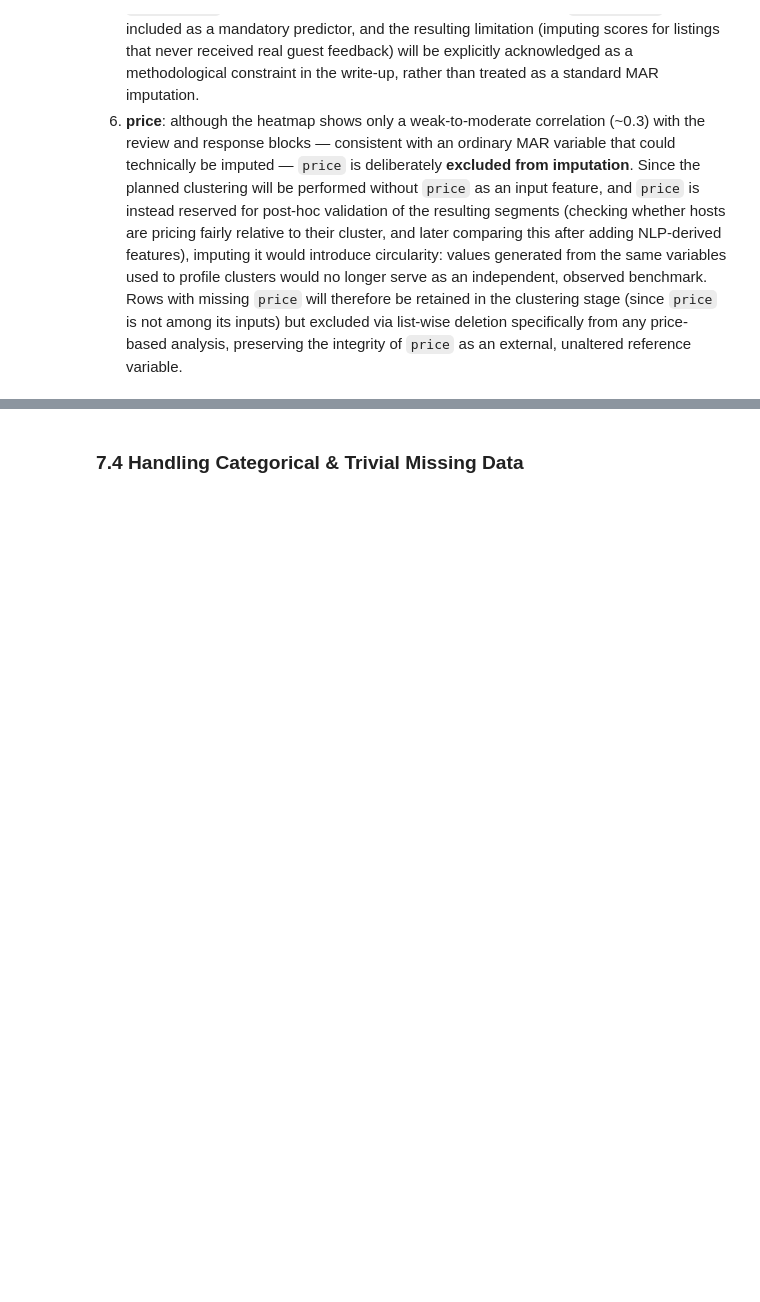
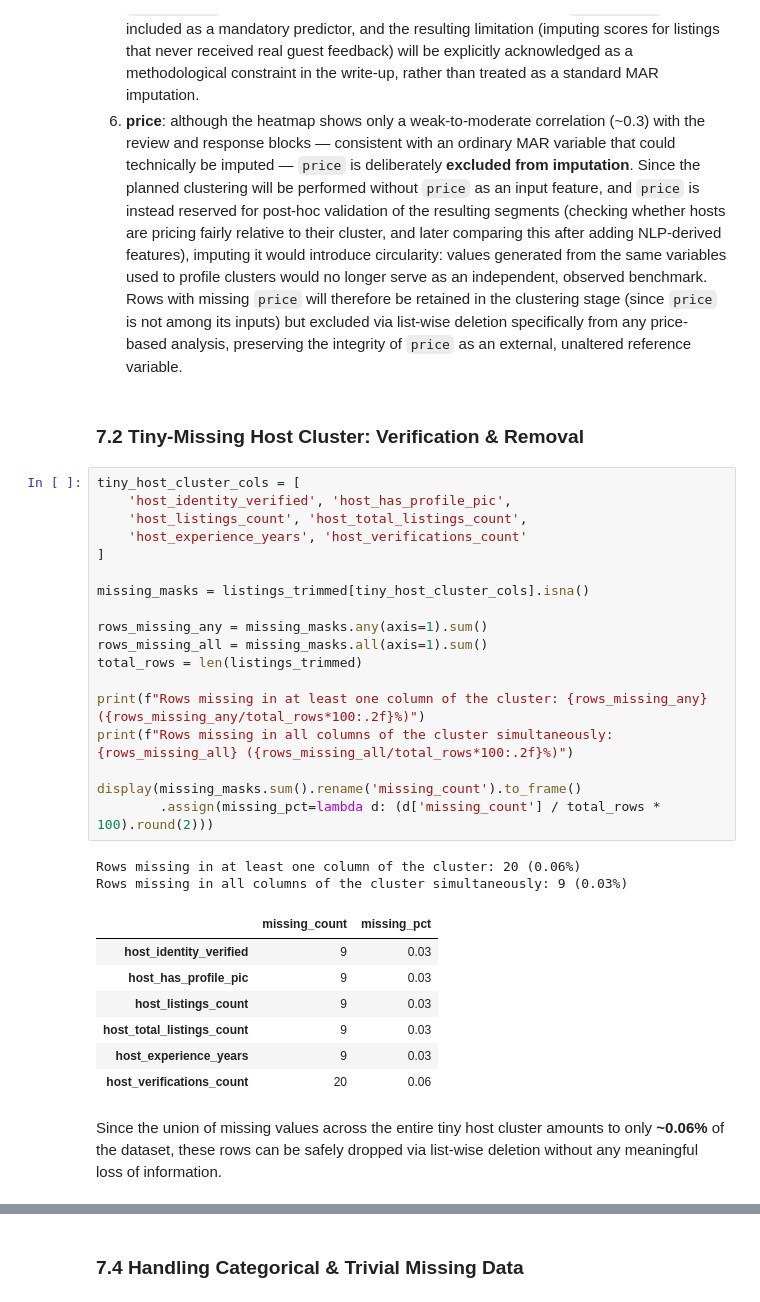
Before and after one commit to pln6/airbnb-market-segmentation-analysis, a Jupyter notebook: notebooks/01_data_cleaning.ipynb, the cells around one changed output, grey strips where cells are left out. Saved outputs shown, nothing was run; the diff lists cells and outputs as text; blank space fills up the shorter version.

```diff
--- a/notebooks/01_data_cleaning.ipynb
+++ b/notebooks/01_data_cleaning.ipynb
@@ -2049,3 +2049,35 @@ Based on this evidence, missing values will be handled according to their diagno
 4. **Moderately missing numeric fields** (`beds`, `bedrooms`, `bathroom_count`, `host_acceptance_rate`, `host_response_rate`, `host_verifications_count`): since the heatmap shows these are only partially (not perfectly) tied to other variables — i.e., plausibly MAR — they will be tested via `IterativeImputer`, with the results validated in Section 7.6–7.7 before finalizing the imputation method for each variable.
 5. **Review-related block** (MNAR): given the confirmed perfect co-missingness with `has_reviews`, this block will be imputed with particular caution — `has_reviews` will be included as a mandatory predictor, and the resulting limitation (imputing scores for listings that never received real guest feedback) will be explicitly acknowledged as a methodological constraint in the write-up, rather than treated as a standard MAR imputation.
 6. **price**: although the heatmap shows only a weak-to-moderate correlation (~0.3) with the review and response blocks — consistent with an ordinary MAR variable that could technically be imputed — `price` is deliberately **excluded from imputation**. Since the planned clustering will be performed without `price` as an input feature, and `price` is instead reserved for post-hoc validation of the resulting segments (checking whether hosts are pricing fairly relative to their cluster, and later comparing this after adding NLP-derived features), imputing it would introduce circularity: values generated from the same variables used to profile clusters would no longer serve as an independent, observed benchmark. Rows with missing `price` will therefore be retained in the clustering stage (since `price` is not among its inputs) but excluded via list-wise deletion specifically from any price-based analysis, preserving the integrity of `price` as an external, unaltered reference variable.
+# %% [markdown]
+### 7.2 Tiny-Missing Host Cluster: Verification & Removal
+# %%
+tiny_host_cluster_cols = [
+    'host_identity_verified', 'host_has_profile_pic',
+    'host_listings_count', 'host_total_listings_count',
+    'host_experience_years', 'host_verifications_count'
+]
+
+missing_masks = listings_trimmed[tiny_host_cluster_cols].isna()
+
+rows_missing_any = missing_masks.any(axis=1).sum()
+rows_missing_all = missing_masks.all(axis=1).sum()
+total_rows = len(listings_trimmed)
+
+print(f"Rows missing in at least one column of the cluster: {rows_missing_any} ({rows_missing_any/total_rows*100:.2f}%)")
+print(f"Rows missing in all columns of the cluster simultaneously: {rows_missing_all} ({rows_missing_all/total_rows*100:.2f}%)")
+
+display(missing_masks.sum().rename('missing_count').to_frame()
+        .assign(missing_pct=lambda d: (d['missing_count'] / total_rows * 100).round(2)))
+# %% [output]
+Rows missing in at least one column of the cluster: 20 (0.06%)
+Rows missing in all columns of the cluster simultaneously: 9 (0.03%)
+|  | missing_count | missing_pct |
+| host_identity_verified | 9 | 0.03 |
+| host_has_profile_pic | 9 | 0.03 |
+| host_listings_count | 9 | 0.03 |
+| host_total_listings_count | 9 | 0.03 |
+| host_experience_years | 9 | 0.03 |
+| host_verifications_count | 20 | 0.06 |
+# %% [markdown]
+Since the union of missing values across the entire tiny host cluster amounts to only **~0.06%** of the dataset, these rows can be safely dropped via list-wise deletion without any meaningful loss of information.
```
Also changed, not shown: parts of 17 cells of this notebook.
